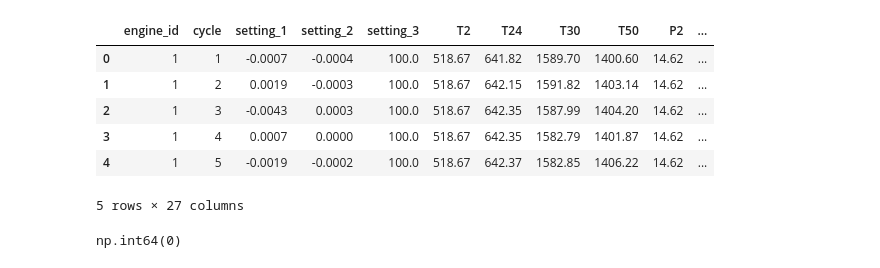
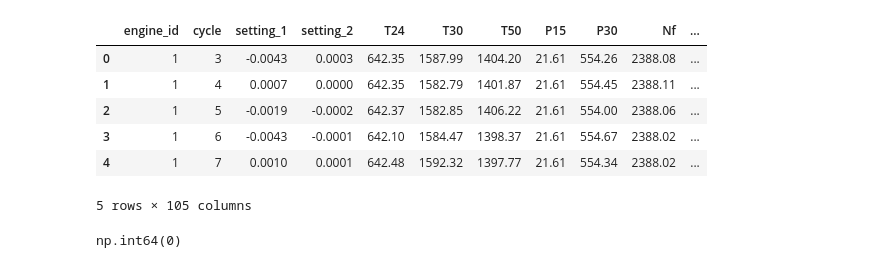
Before and after one commit to Adhithya-Raviprakash/Auto-Pulse, a Jupyter notebook: notebook/eda_processed.ipynb, the cells around one changed output. Cells and saved outputs as stored; diff of their text form; code cells hidden in the pictures.

```diff
--- a/notebook/eda_processed.ipynb
+++ b/notebook/eda_processed.ipynb
@@ -3,17 +3,17 @@ import numpy as np
 import pandas as pd
 # %%
 #data load
-df = pd.read_csv(r"C:\Users\Adhithya Raviprakash\OneDrive\Documents\GitHub\Auto-Pulse\data\processed\train_processed.csv")
+df = pd.read_csv(r"C:\Users\Adhithya Raviprakash\OneDrive\Documents\GitHub\Auto-Pulse\data\processed\fd001_train_processed.csv")
 df.shape
 df.head()
 # %% [output]
-|  | engine_id | cycle | setting_1 | setting_2 | setting_3 | T2 | T24 | T30 | T50 | P2 | ... |
-| 0 | 1 | 1 | -0.0007 | -0.0004 | 100.0 | 518.67 | 641.82 | 1589.70 | 1400.60 | 14.62 | ... |
-| 1 | 1 | 2 | 0.0019 | -0.0003 | 100.0 | 518.67 | 642.15 | 1591.82 | 1403.14 | 14.62 | ... |
-| 2 | 1 | 3 | -0.0043 | 0.0003 | 100.0 | 518.67 | 642.35 | 1587.99 | 1404.20 | 14.62 | ... |
-| 3 | 1 | 4 | 0.0007 | 0.0000 | 100.0 | 518.67 | 642.35 | 1582.79 | 1401.87 | 14.62 | ... |
-| 4 | 1 | 5 | -0.0019 | -0.0002 | 100.0 | 518.67 | 642.37 | 1582.85 | 1406.22 | 14.62 | ... |
+|  | engine_id | cycle | setting_1 | setting_2 | T24 | T30 | T50 | P15 | P30 | Nf | ... |
+| 0 | 1 | 3 | -0.0043 | 0.0003 | 642.35 | 1587.99 | 1404.20 | 21.61 | 554.26 | 2388.08 | ... |
+| 1 | 1 | 4 | 0.0007 | 0.0000 | 642.35 | 1582.79 | 1401.87 | 21.61 | 554.45 | 2388.11 | ... |
+| 2 | 1 | 5 | -0.0019 | -0.0002 | 642.37 | 1582.85 | 1406.22 | 21.61 | 554.00 | 2388.06 | ... |
+| 3 | 1 | 6 | -0.0043 | -0.0001 | 642.10 | 1584.47 | 1398.37 | 21.61 | 554.67 | 2388.02 | ... |
+| 4 | 1 | 7 | 0.0010 | 0.0001 | 642.48 | 1592.32 | 1397.77 | 21.61 | 554.34 | 2388.02 | ... |
-5 rows × 27 columns
+5 rows × 105 columns
 # %%
 #sanity check
 df.isnull().sum().sum()
```
Also changed, not shown: parts of 4 cells of this notebook, 10 other files.
